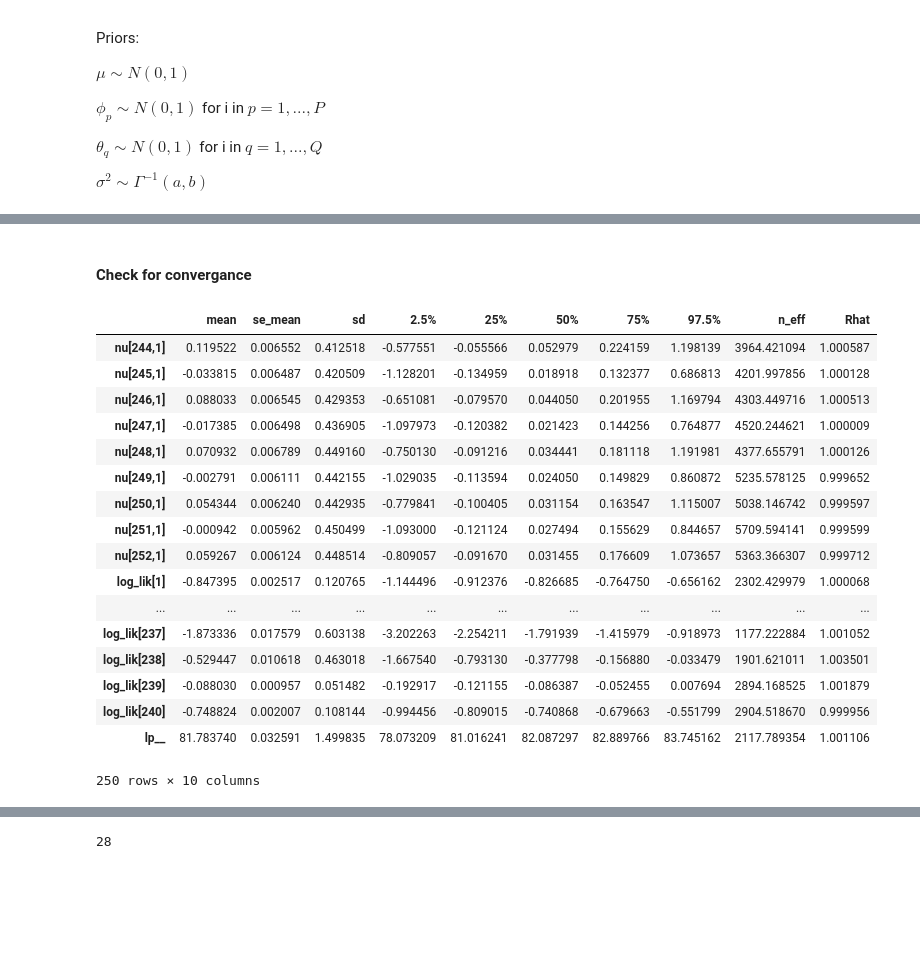
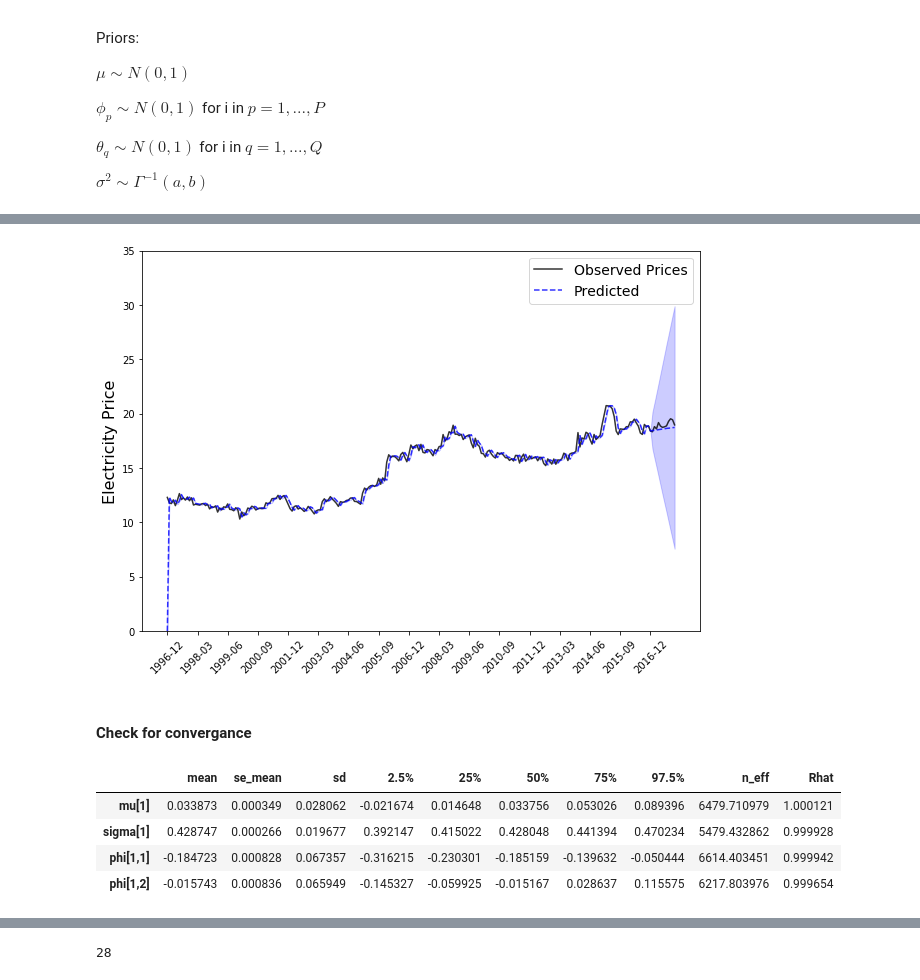
Before and after one commit to ahotaling/STAT_330_Project, a Jupyter notebook: Notebooks/Bayesian_Model_Exploration.ipynb, the cells around one changed output, grey strips where cells are left out. Saved outputs shown, nothing was run; the diff lists cells and outputs as text; code cells hidden in the pictures; blank space fills up the shorter version.

```diff
--- a/Notebooks/Bayesian_Model_Exploration.ipynb
+++ b/Notebooks/Bayesian_Model_Exploration.ipynb
@@ -436,30 +504,21 @@ prediction_plots(dates, z_1, prediction, 12, xlim = None, differenced = True, sa
+# %%
+prediction_plots(dates, y, prediction_transformed, 12, xlim = None, ylim = [0, 35], differenced = False, save = True, path = path_model+'forecast_transformed.png', n_months_to_show = 15)
+# %% [output]
+[figure, added]
 # %% [markdown]
 #### Check for convergance
 # %%
 summary_dic = fit.summary()
 summary_dic
 
 df = pd.DataFrame(summary_dic['summary'], columns = summary_dic['summary_colnames'], index=summary_dic['summary_rownames'])
-df.tail(250)
+df.head(4)
 # %% [output]
 |  | mean | se_mean | sd | 2.5% | 25% | 50% | 75% | 97.5% | n_eff | Rhat |
-| nu[244,1] | 0.119522 | 0.006552 | 0.412518 | -0.577551 | -0.055566 | 0.052979 | 0.224159 | 1.198139 | 3964.421094 | 1.000587 |
-| nu[245,1] | -0.033815 | 0.006487 | 0.420509 | -1.128201 | -0.134959 | 0.018918 | 0.132377 | 0.686813 | 4201.997856 | 1.000128 |
-| nu[246,1] | 0.088033 | 0.006545 | 0.429353 | -0.651081 | -0.079570 | 0.044050 | 0.201955 | 1.169794 | 4303.449716 | 1.000513 |
-| nu[247,1] | -0.017385 | 0.006498 | 0.436905 | -1.097973 | -0.120382 | 0.021423 | 0.144256 | 0.764877 | 4520.244621 | 1.000009 |
-| nu[248,1] | 0.070932 | 0.006789 | 0.449160 | -0.750130 | -0.091216 | 0.034441 | 0.181118 | 1.191981 | 4377.655791 | 1.000126 |
-| nu[249,1] | -0.002791 | 0.006111 | 0.442155 | -1.029035 | -0.113594 | 0.024050 | 0.149829 | 0.860872 | 5235.578125 | 0.999652 |
-| nu[250,1] | 0.054344 | 0.006240 | 0.442935 | -0.779841 | -0.100405 | 0.031154 | 0.163547 | 1.115007 | 5038.146742 | 0.999597 |
-| nu[251,1] | -0.000942 | 0.005962 | 0.450499 | -1.093000 | -0.121124 | 0.027494 | 0.155629 | 0.844657 | 5709.594141 | 0.999599 |
-| nu[252,1] | 0.059267 | 0.006124 | 0.448514 | -0.809057 | -0.091670 | 0.031455 | 0.176609 | 1.073657 | 5363.366307 | 0.999712 |
-| log_lik[1] | -0.847395 | 0.002517 | 0.120765 | -1.144496 | -0.912376 | -0.826685 | -0.764750 | -0.656162 | 2302.429979 | 1.000068 |
-| ... | ... | ... | ... | ... | ... | ... | ... | ... | ... | ... |
-| log_lik[237] | -1.873336 | 0.017579 | 0.603138 | -3.202263 | -2.254211 | -1.791939 | -1.415979 | -0.918973 | 1177.222884 | 1.001052 |
-| log_lik[238] | -0.529447 | 0.010618 | 0.463018 | -1.667540 | -0.793130 | -0.377798 | -0.156880 | -0.033479 | 1901.621011 | 1.003501 |
-| log_lik[239] | -0.088030 | 0.000957 | 0.051482 | -0.192917 | -0.121155 | -0.086387 | -0.052455 | 0.007694 | 2894.168525 | 1.001879 |
-| log_lik[240] | -0.748824 | 0.002007 | 0.108144 | -0.994456 | -0.809015 | -0.740868 | -0.679663 | -0.551799 | 2904.518670 | 0.999956 |
-| lp__ | 81.783740 | 0.032591 | 1.499835 | 78.073209 | 81.016241 | 82.087297 | 82.889766 | 83.745162 | 2117.789354 | 1.001106 |
+| mu[1] | 0.033873 | 0.000349 | 0.028062 | -0.021674 | 0.014648 | 0.033756 | 0.053026 | 0.089396 | 6479.710979 | 1.000121 |
+| sigma[1] | 0.428747 | 0.000266 | 0.019677 | 0.392147 | 0.415022 | 0.428048 | 0.441394 | 0.470234 | 5479.432862 | 0.999928 |
+| phi[1,1] | -0.184723 | 0.000828 | 0.067357 | -0.316215 | -0.230301 | -0.185159 | -0.139632 | -0.050444 | 6614.403451 | 0.999942 |
+| phi[1,2] | -0.015743 | 0.000836 | 0.065949 | -0.145327 | -0.059925 | -0.015167 | 0.028637 | 0.115575 | 6217.803976 | 0.999654 |
-250 rows × 10 columns
 # %%
 log_lik_data = pd.DataFrame(fit['log_lik'])
 # %%
```
Also changed, not shown: parts of 18 cells of this notebook, 41 other files.
